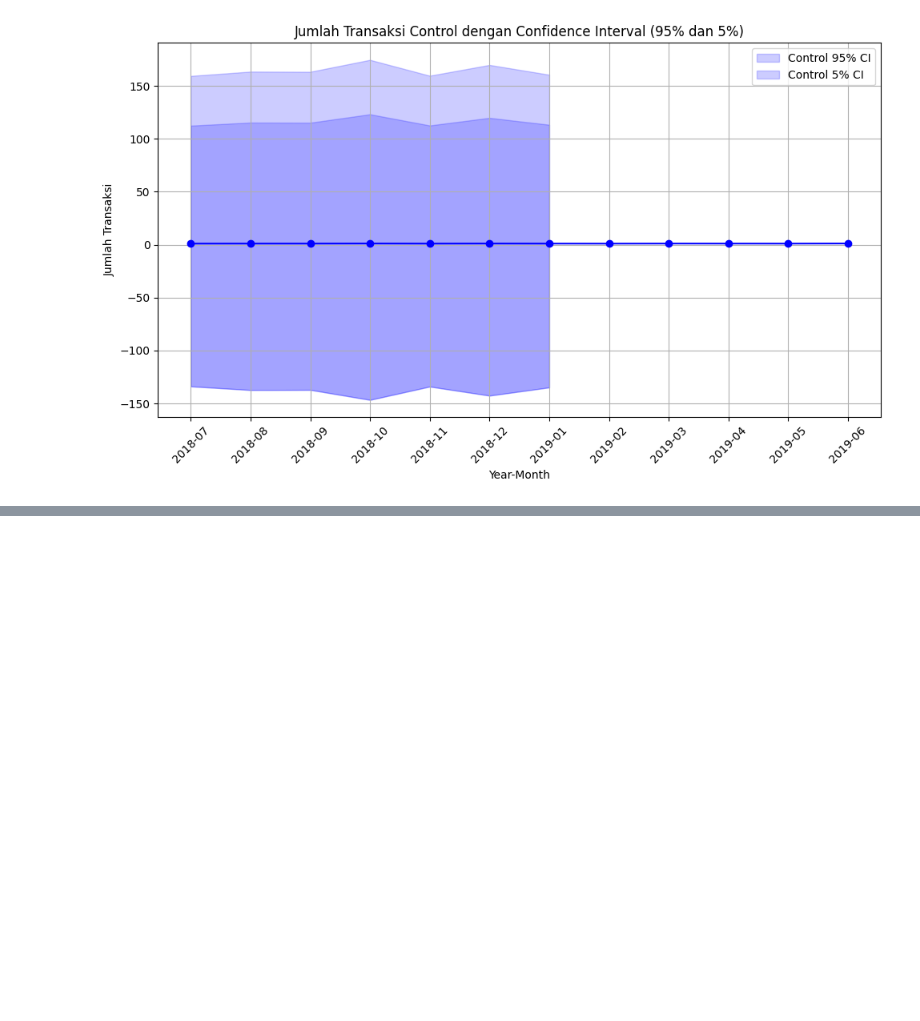
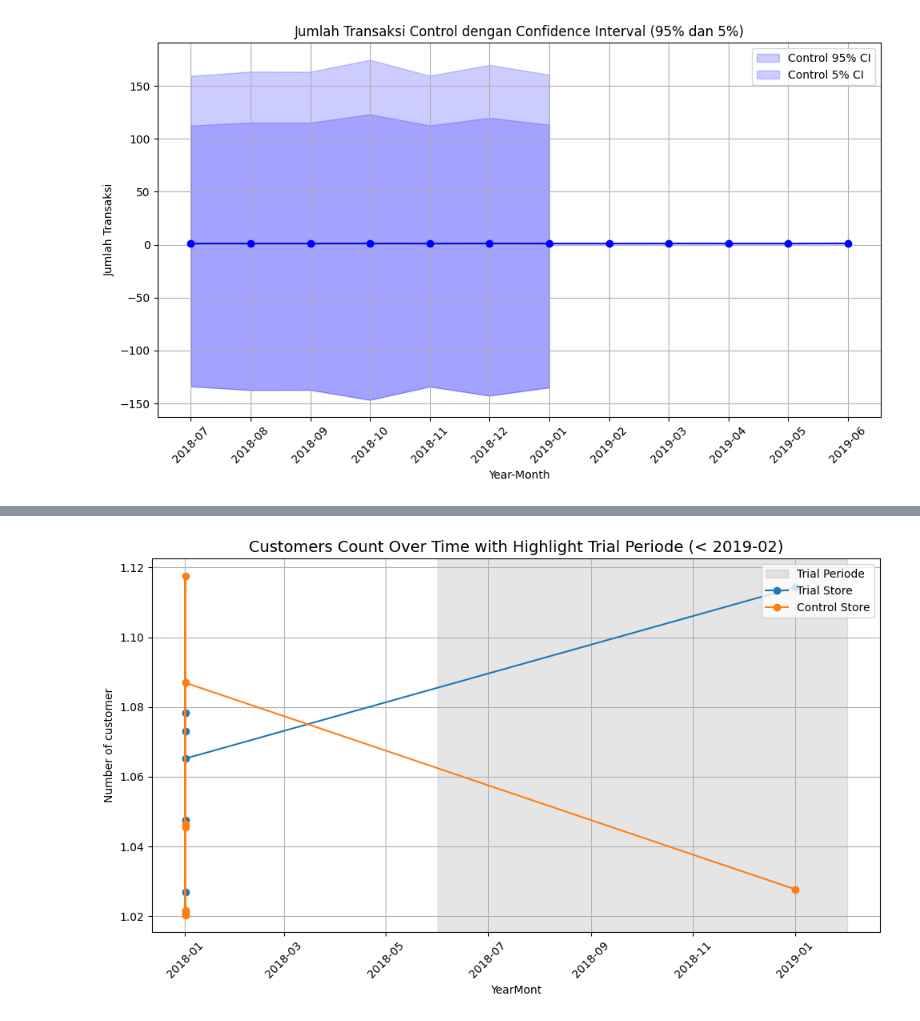
Before and after one commit to Aldistwn29/Experience_Perusahaan_Quantum, a Jupyter notebook: ritel_quantum.ipynb, the cells around one changed output, grey strips where cells are left out. Drawn from its saved outputs; the diff is of its cells as text; code cells hidden in the pictures; blank space fills up the shorter version.

```diff
--- a/ritel_quantum.ipynb
+++ b/ritel_quantum.ipynb
@@ -691,0 +777,15 @@ plt.show()
+# %%
+# Membuat filter control 5 %
+past_control_customers_5 = past_customers[past_customers['store_type'] == 'Control'].copy()
+
+# Menghitung ulang jumlah_transaksi untuk percentile
+past_control_customers_5['jumlah_transaksi'] = past_control_customers_5['jumlah_transaksi'] * (1 - past_control_customers_5['std'] * 2)
+
+# ubah type store
+past_control_customers_5['store_type'] = 'Control 5%'
+
+# Menggabungkan dataframe
+trial_assessment_cust = pd.concat([past_customers, past_control_customers_5], ignore_index=True)
+
+# Menampilkan hasil
+print(trial_assessment_cust)
@@ -691,0 +810,3 @@ plt.show()
+# %%
+trial_assessment_cust['YearMonth'] = pd.to_datetime(trial_assessment_cust['YearMonth'], format='%Y-%M')
+trial_assessment_cust.info()
@@ -691,0 +825,32 @@ plt.show()
+# %%
+# Visualisasi
+
+# Periode trial
+start_trial = "2018-06"
+end_trial = "2019-02"
+
+# Filter data untuk trial data
+pre_trial_data_cust = trial_assessment_cust[(trial_assessment_cust['YearMonth'] >= start_trial) & (trial_assessment_cust['YearMonth'] <= end_trial)]
+
+# Plotting
+plt.figure(figsize=(10, 6))
+
+# Highlight trial periode
+plt.axvspan(pd.to_datetime(start_trial), pd.to_datetime(end_trial), color='gray', alpha=0.2, label='Trial Periode')
+
+# line plot
+for store_type in['Trial', 'Control']:
+    store_data = trial_assessment_cust[trial_assessment_cust['store_type'] == store_type]
+    plt.plot(store_data['YearMonth'], store_data['jumlah_transaksi'], marker='o', label=f'{store_type} Store')
+
+
+plt.title('Customers Count Over Time with Highlight Trial Periode (< 2019-02)', fontsize=14)
+plt.xlabel('YearMont')
+plt.ylabel('Number of customer')
+plt.legend(loc='upper right')
+plt.grid(True)
+plt.xticks(rotation=45)
+plt.tight_layout()
+plt.show()
+# %% [output]
+[figure, added]
```
Also changed, not shown: parts of 23 cells of this notebook.
